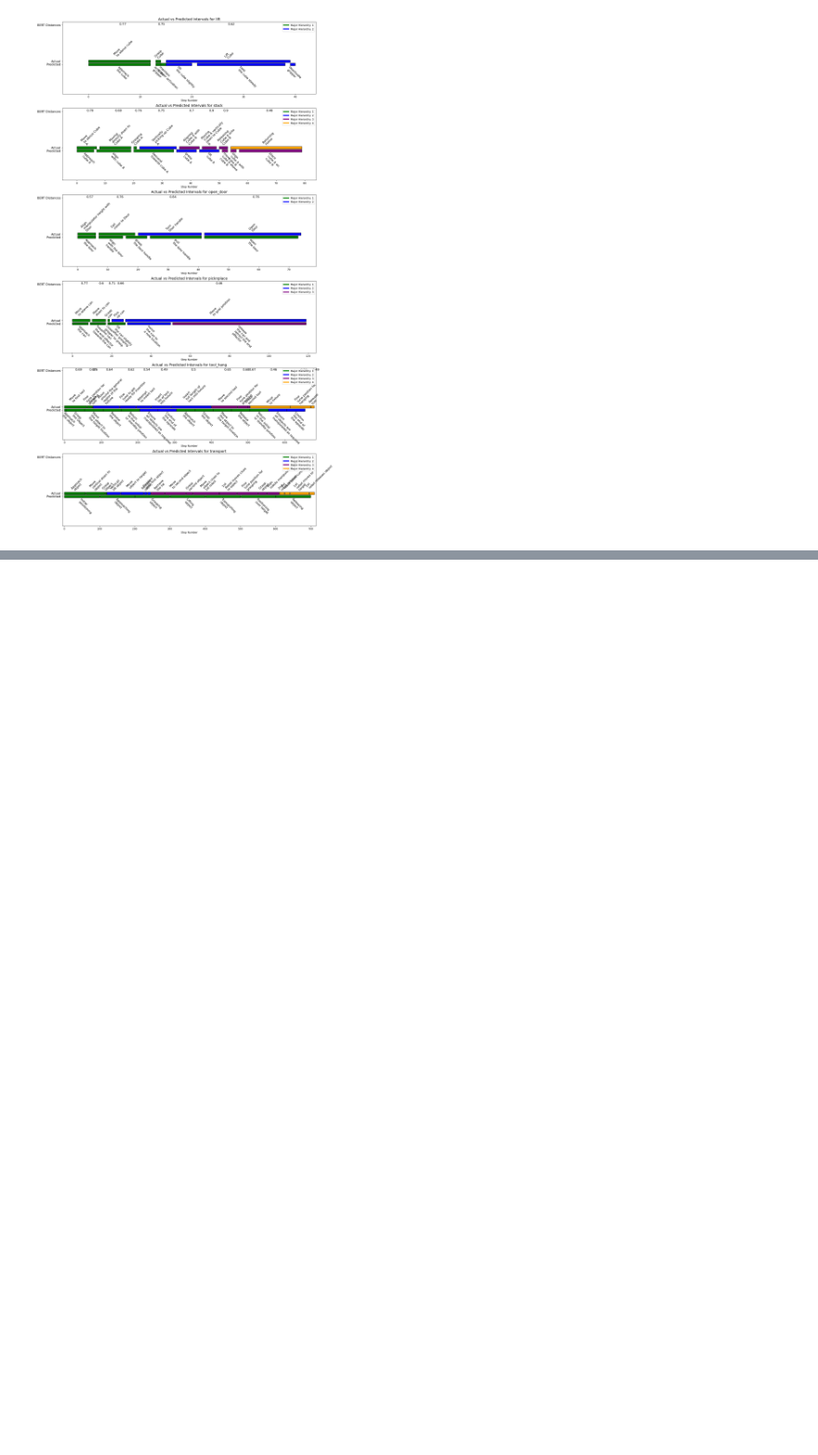
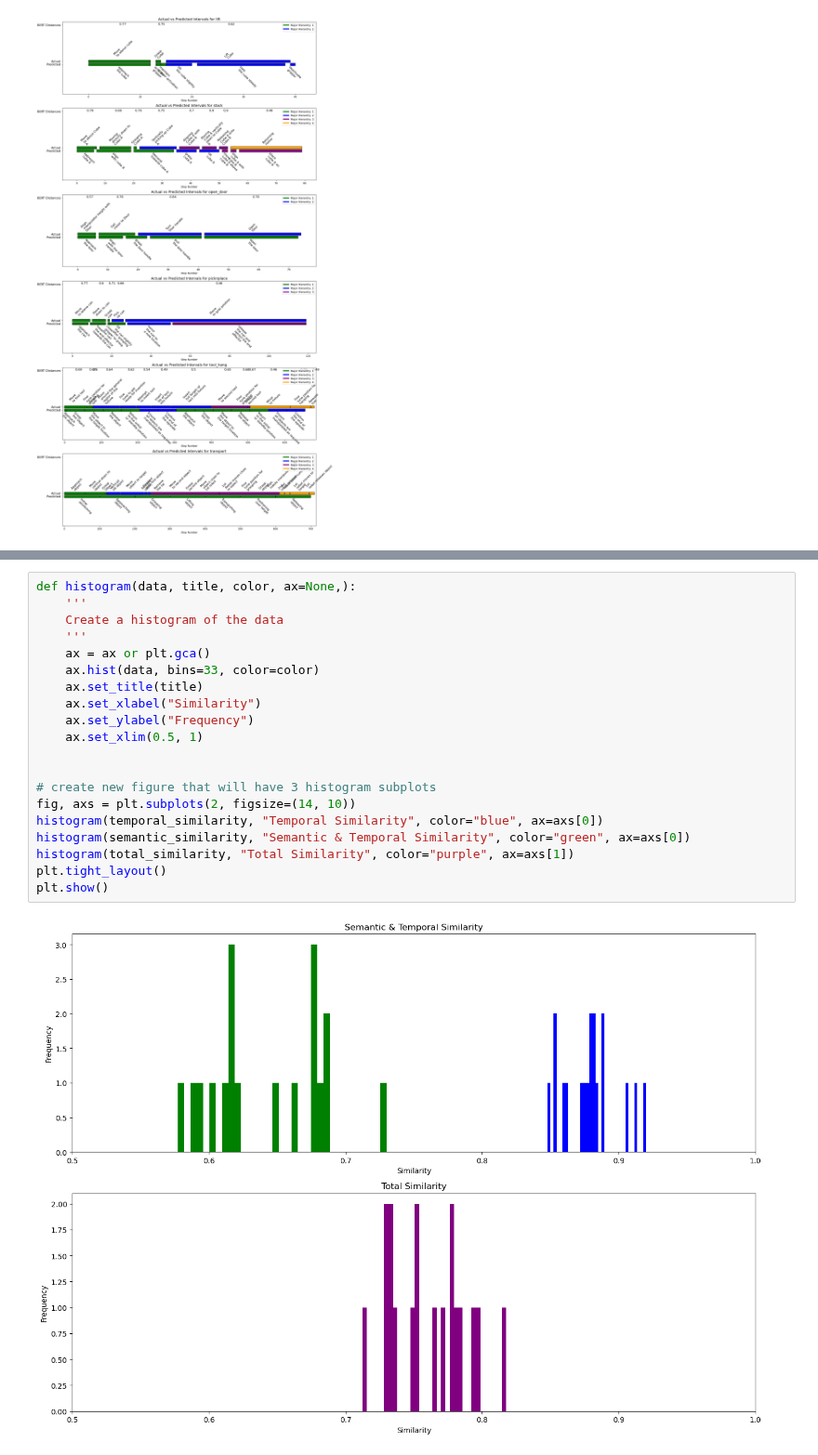
Before and after one commit to jsalfity/task_decomposition, a Jupyter notebook: task_decomposition/analysis/compare_GPT_groundtruth.ipynb, the cells around one changed output, grey strips where cells are left out. Shown at 93% size. Cells and saved outputs as stored; diff of their text form; blank space fills up the shorter version.

Commit message:
similarity metric tweaked

```diff
--- a/task_decomposition/analysis/compare_GPT_groundtruth.ipynb
+++ b/task_decomposition/analysis/compare_GPT_groundtruth.ipynb
@@ -316,0 +441,22 @@ AssertionError:
+# %%
+def histogram(data, title, color, ax=None,):
+    '''
+    Create a histogram of the data
+    '''
+    ax = ax or plt.gca()
+    ax.hist(data, bins=33, color=color)
+    ax.set_title(title)
+    ax.set_xlabel("Similarity")
+    ax.set_ylabel("Frequency")
+    ax.set_xlim(0.5, 1)
+
+
+# create new figure that will have 3 histogram subplots
+fig, axs = plt.subplots(2, figsize=(14, 10))
+histogram(temporal_similarity, "Temporal Similarity", color="blue", ax=axs[0])
+histogram(semantic_similarity, "Semantic & Temporal Similarity", color="green", ax=axs[0])
+histogram(total_similarity, "Total Similarity", color="purple", ax=axs[1])
+plt.tight_layout()
+plt.show()
+# %% [output]
+[figure, added]
```
Also changed, not shown: parts of 1 cell of this notebook, 2 other files.
